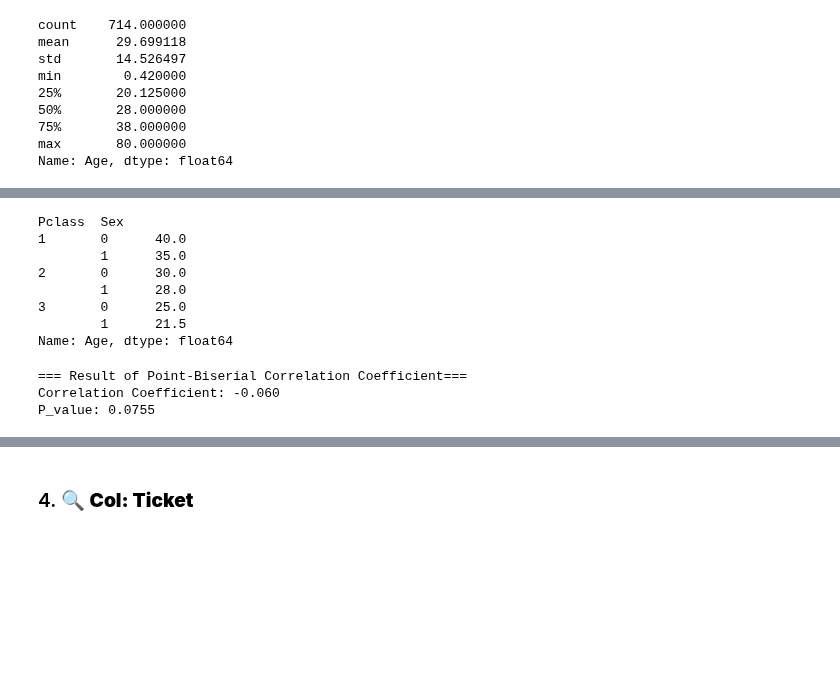
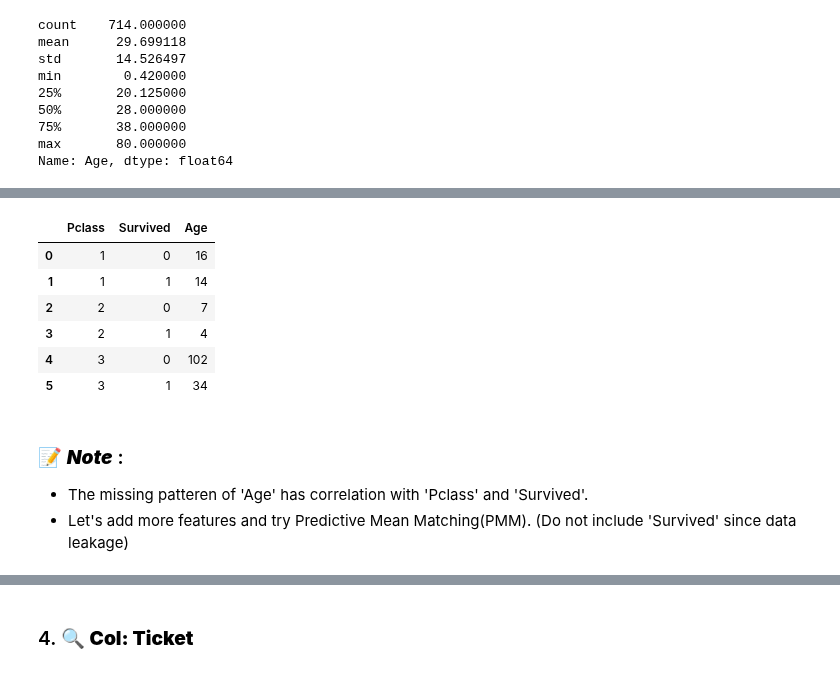
Before and after one commit to yigaai/StoryTelling_with_Data_myTelescope, a Jupyter notebook: titanic-survival-prediction.ipynb, the cells around one changed output, grey strips where cells are left out. Drawn from its saved outputs; the diff is of its cells as text; code cells hidden in the pictures; blank space fills up the shorter version.

Commit message:
Kaggle Notebook | Titanic Survive: Social Psychology Perspective   | Titanic Survival Prediction

```diff
--- a/titanic-survival-prediction.ipynb
+++ b/titanic-survival-prediction.ipynb
@@ -276,11 +218,0 @@ fig.show()
-# %%
-df.groupby(['Pclass', 'Sex'])['Age'].median()
-# %% [output]
-Pclass  Sex
-1       0      40.0
-        1      35.0
-2       0      30.0
-        1      28.0
-3       0      25.0
-        1      21.5
-Name: Age, dtype: float64
@@ -289,15 +219,19 @@ df['Age'] = df.groupby(['Pclass', 'Sex'])['Age'].transform(lambda x: x.fillna(x.
-# %%
-# Point-Biserial Correlation between Ages and Survival Status:
-
-ages = df['Age']
-survival_status = df['Survived']
-
-r_pb, p_value = stats.pointbiserialr(ages, survival_status)
-
-print('=== Result of Point-Biserial Correlation Coefficient===')
-print(f'Correlation Coefficient: {r_pb:.3f}')
-print(f'P_value: {p_value:.4f}')
-# %% [output]
-=== Result of Point-Biserial Correlation Coefficient===
-Correlation Coefficient: -0.060
-P_value: 0.0755
+# %%
+# Figure out the missing pattern of age:
+
+missing_age = df.groupby(['Pclass', 'Survived'], as_index=False)['Age'].apply(lambda x: x.isnull().sum())
+
+missing_age
+# %% [output]
+|  | Pclass | Survived | Age |
+| 0 | 1 | 0 | 16 |
+| 1 | 1 | 1 | 14 |
+| 2 | 2 | 0 | 7 |
+| 3 | 2 | 1 | 4 |
+| 4 | 3 | 0 | 102 |
+| 5 | 3 | 1 | 34 |
+# %% [markdown]
+### 📝 ***Note*** :
+
+* The missing patteren of 'Age' has correlation with 'Pclass' and 'Survived'.
+* Let's add more features and try Predictive Mean Matching(PMM). (Do not include 'Survived' since data leakage)
```
Also changed, not shown: parts of 15 cells of this notebook.
